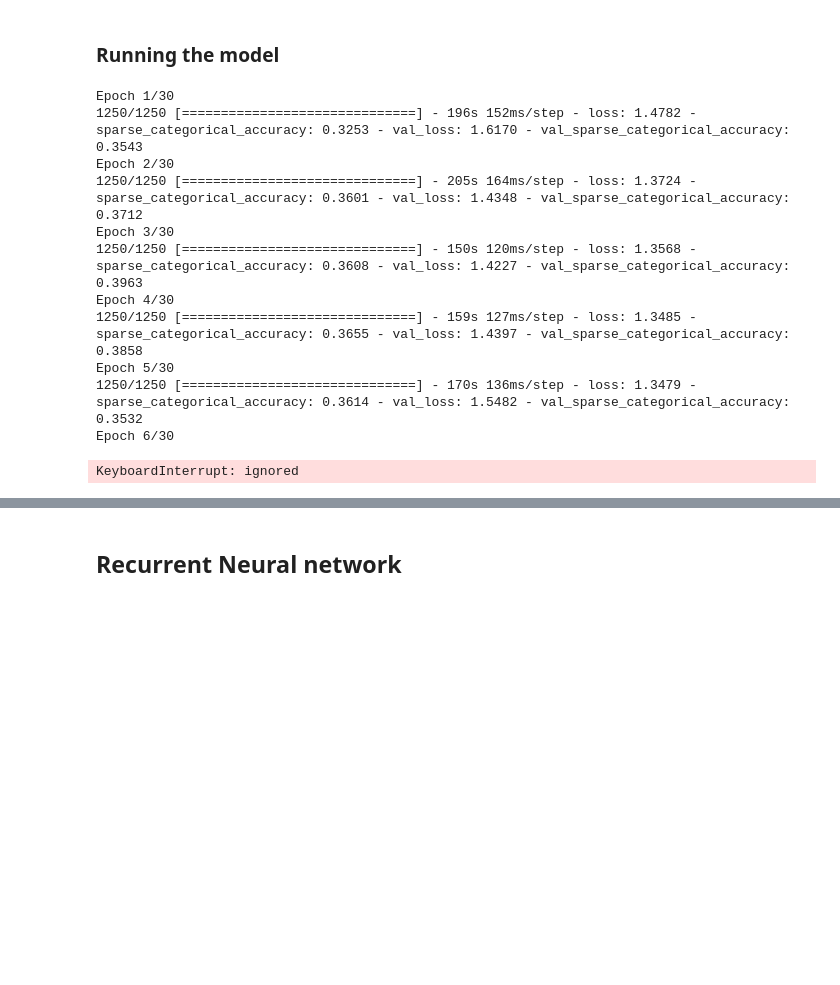
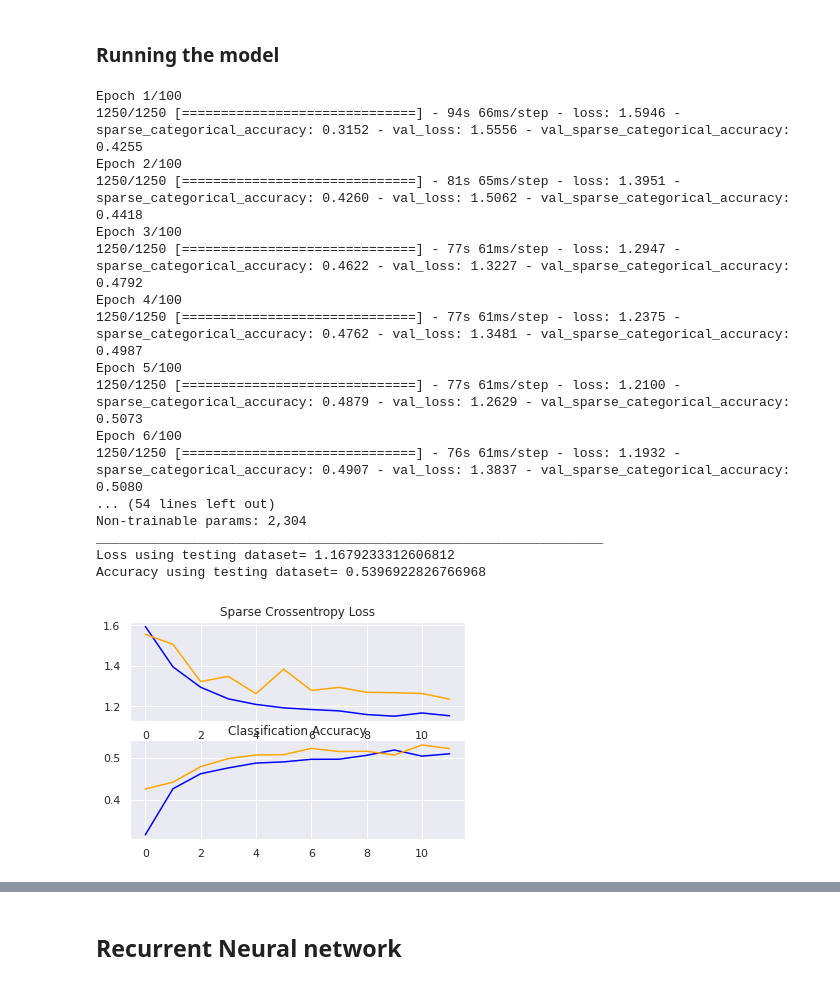
Before and after one commit to Migaalee/Deep_learning, a Jupyter notebook: DeepNeuralNetworks_Migla.ipynb, the cells around one changed output, grey strips where cells are left out. Drawn from its saved outputs; the diff is of its cells as text; code cells hidden in the pictures; blank space fills up the shorter version.

```diff
--- a/DeepNeuralNetworks_Migla.ipynb
+++ b/DeepNeuralNetworks_Migla.ipynb
@@ -238,40 +299,38 @@ Explain what was tried
 # %% [markdown]
 ### Defining hyperparameters
 # %%
-NUM_EPOCHS = 30
-INIT_LR  = 0.001 #change to 0.001 after
-BS = 1 #batch size
+NUM_EPOCHS = 100 #Increase epochs if you do not see a flatlined loss function
+#Add batch normalization
+INIT_LR  = 0.0001 #change to 0.001 after
+BS = 32 #batch size
 opt= SGD(learning_rate=INIT_LR, momentum=0.9, decay=INIT_LR / NUM_EPOCHS)
 opt2 = tf.optimizers.Adam(learning_rate = INIT_LR)
+from keras.callbacks import EarlyStopping
+early_stopping =EarlyStopping(monitor='loss', patience=2)
 # %% [markdown]
 ### Model
 # %%
-def feedforward_yes_upsampling_dense(opt, input_train, input_valid, input_test):
+def feedforward_yes_upsampling_dense2(opt, input_train, input_valid, input_test):
     model = Sequential() #object of sequencial class
-    model.add(Flatten(input_shape=input_shape)) #we define the input shape, check shape after stft transformation
-    model.add(Dense(4096))
-    model.add(BatchNormalization())
-    model.add(LeakyReLU(alpha=0.1))
-    model.add(Dense(2048))
-    model.add(BatchNormalization())
+    model.add(Flatten(input_shape=input_shape2)) #we define the input shape, check shape after stft transformation
     model.add(LeakyReLU(alpha=0.1))
     model.add(Dense(1024))
     model.add(BatchNormalization())
     model.add(LeakyReLU(alpha=0.1))
     model.add(Dense(512))
-    model.add(BatchNormalization())
+    #model.add(BatchNormalization())
     model.add(LeakyReLU(alpha=0.1))
     model.add(Dense(256))
-    model.add(BatchNormalization())
+    #model.add(BatchNormalization())
     model.add(LeakyReLU(alpha=0.1))
     model.add(Dense(128))
-    model.add(BatchNormalization())
+    #model.add(BatchNormalization())
     model.add(LeakyReLU(alpha=0.1))
-    model.add(Dense(256))
-    model.add(BatchNormalization())
-    model.add(LeakyReLU(alpha=0.1))
+   # model.add(Dense(256)) #removed this
+   # model.add(BatchNormalization())
+   # model.add(LeakyReLU(alpha=0.1))
     #model.add(Dense(64))
-   #model.add(BatchNormalization())
+    #model.add(BatchNormalization())
     #model.add(LeakyReLU(alpha=0.1))
     model.add(BatchNormalization()) # standardizes the inputs to a layer for each mini-batch. This has the effect of stabilizing the learning process and dramatically reducing the number of training epochs required to train deep networks
     #output layer
@@ -285,7 +344,7 @@ def feedforward_yes_upsampling_dense(opt, input_train, input_valid, input_test):
 
     history = model.fit(input_train, validation_data=input_valid,
                     batch_size=BS,
-                    epochs=NUM_EPOCHS)
+                    epochs=NUM_EPOCHS, callbacks=[early_stopping])
     # plotting the metrics
     plt.subplot(2, 1, 1)
     plt.title('Sparse Crossentropy Loss')
@@ -301,17 +360,4 @@ def feedforward_yes_upsampling_dense(opt, input_train, input_valid, input_test):
 # %% [markdown]
 ### Running the model
 # %%
-ffn=feedforward_yes_upsampling_dense(opt2, input_train, input_valid, input_test)
+ffn1=feedforward_yes_upsampling_dense(opt2, input_train, input_valid, input_test)
-# %% [output]
-Epoch 1/30
-1250/1250 [==============================] - 196s 152ms/step - loss: 1.4782 - sparse_categorical_accuracy: 0.3253 - val_loss: 1.6170 - val_sparse_categorical_accuracy: 0.3543
-Epoch 2/30
-1250/1250 [==============================] - 205s 164ms/step - loss: 1.3724 - sparse_categorical_accuracy: 0.3601 - val_loss: 1.4348 - val_sparse_categorical_accuracy: 0.3712
-Epoch 3/30
-1250/1250 [==============================] - 150s 120ms/step - loss: 1.3568 - sparse_categorical_accuracy: 0.3608 - val_loss: 1.4227 - val_sparse_categorical_accuracy: 0.3963
-Epoch 4/30
-1250/1250 [==============================] - 159s 127ms/step - loss: 1.3485 - sparse_categorical_accuracy: 0.3655 - val_loss: 1.4397 - val_sparse_categorical_accuracy: 0.3858
-Epoch 5/30
-1250/1250 [==============================] - 170s 136ms/step - loss: 1.3479 - sparse_categorical_accuracy: 0.3614 - val_loss: 1.5482 - val_sparse_categorical_accuracy: 0.3532
-Epoch 6/30
-KeyboardInterrupt: ignored
@@ -317,0 +412,9 @@ KeyboardInterrupt: ignored
+# %%
+NUM_EPOCHS = 100 #Increase epochs if you do not see a flatlined loss function
+#Add batch normalization
+INIT_LR  = 0.0001 #change to 0.001 after
+BS = 32 #batch size
+opt= SGD(learning_rate=INIT_LR, momentum=0.9, decay=INIT_LR / NUM_EPOCHS)
+opt2 = tf.optimizers.Adam(learning_rate = INIT_LR)
+from keras.callbacks import EarlyStopping
+early_stopping =EarlyStopping(monitor='loss', patience=2)
@@ -317,0 +517,21 @@ KeyboardInterrupt: ignored
+# %%
+ffn1=feedforward_yes_upsampling_dense(opt2, input_train, input_valid, input_test)
+# %% [output]
+Epoch 1/100
+1250/1250 [==============================] - 94s 66ms/step - loss: 1.5946 - sparse_categorical_accuracy: 0.3152 - val_loss: 1.5556 - val_sparse_categorical_accuracy: 0.4255
+Epoch 2/100
+1250/1250 [==============================] - 81s 65ms/step - loss: 1.3951 - sparse_categorical_accuracy: 0.4260 - val_loss: 1.5062 - val_sparse_categorical_accuracy: 0.4418
+Epoch 3/100
+1250/1250 [==============================] - 77s 61ms/step - loss: 1.2947 - sparse_categorical_accuracy: 0.4622 - val_loss: 1.3227 - val_sparse_categorical_accuracy: 0.4792
+Epoch 4/100
+1250/1250 [==============================] - 77s 61ms/step - loss: 1.2375 - sparse_categorical_accuracy: 0.4762 - val_loss: 1.3481 - val_sparse_categorical_accuracy: 0.4987
+Epoch 5/100
+1250/1250 [==============================] - 77s 61ms/step - loss: 1.2100 - sparse_categorical_accuracy: 0.4879 - val_loss: 1.2629 - val_sparse_categorical_accuracy: 0.5073
+Epoch 6/100
+1250/1250 [==============================] - 76s 61ms/step - loss: 1.1932 - sparse_categorical_accuracy: 0.4907 - val_loss: 1.3837 - val_sparse_categorical_accuracy: 0.5080
+... (54 lines left out)
+Non-trainable params: 2,304
+_________________________________________________________________
+Loss using testing dataset= 1.1679233312606812
+Accuracy using testing dataset= 0.5396922826766968
+[figure, added]
```
Also changed, not shown: parts of 32 cells of this notebook.
